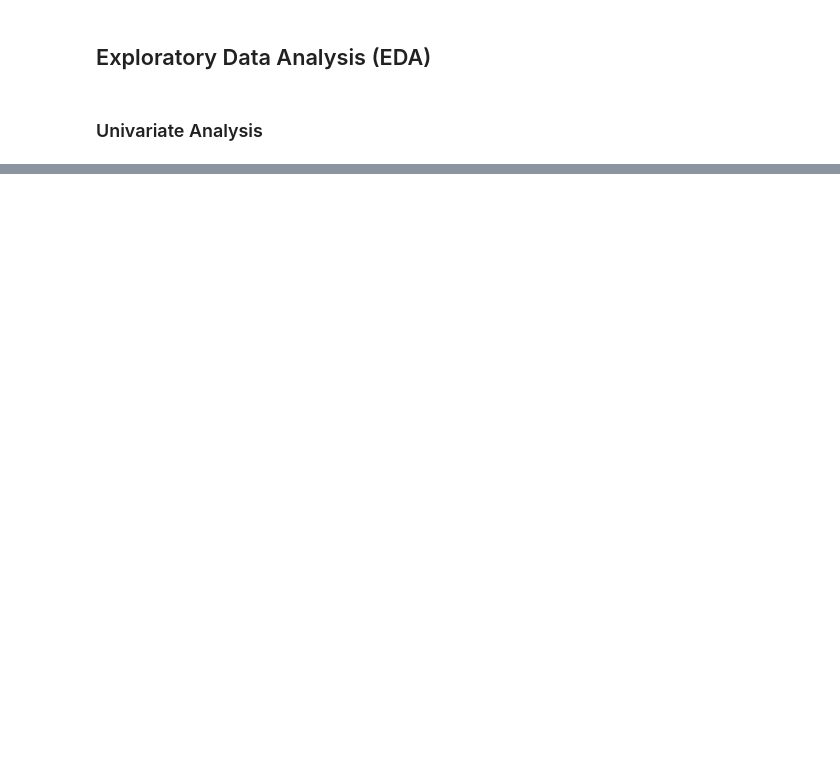
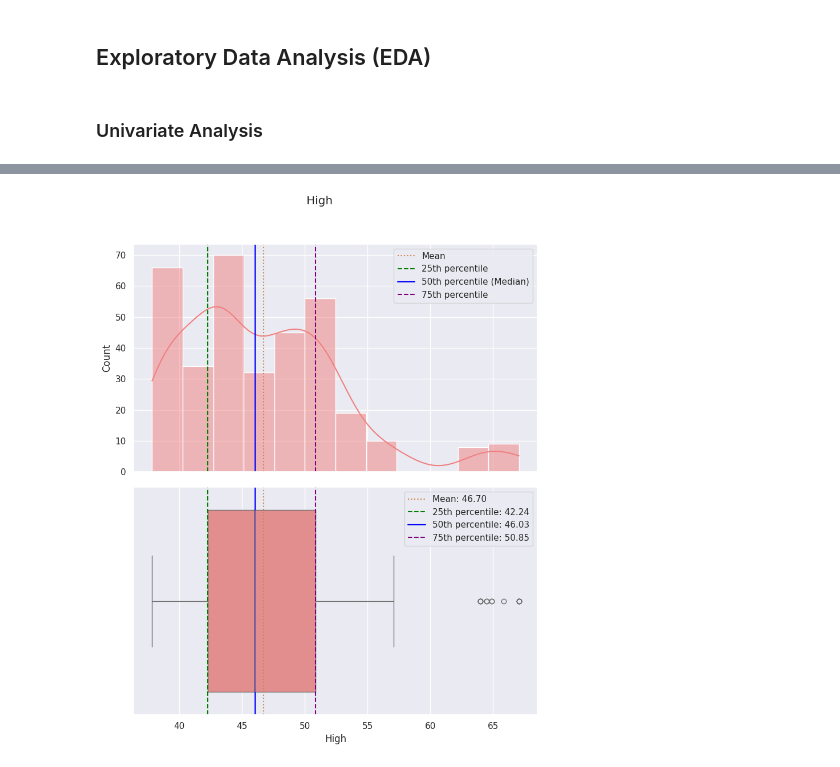
Before and after one commit to Rajesh2015/Credit-Card-Transaction-Sql-Analysis, a Jupyter notebook: IP_Stock_Market_News_Sentiment_Analysis_and_Summarization_Solution.ipynb, the cells around one changed output, grey strips where cells are left out. Cells and saved outputs as stored; diff of their text form; code cells hidden in the pictures; blank space fills up the shorter version.

```diff
--- a/IP_Stock_Market_News_Sentiment_Analysis_and_Summarization_Solution.ipynb
+++ b/IP_Stock_Market_News_Sentiment_Analysis_and_Summarization_Solution.ipynb
@@ -200,0 +644,4 @@ dtype: int64
+# %%
+plot_histogram_and_boxplot(df=data,column='High',xlabel='High',ylabel='Count',title='High')
+# %% [output]
+[figure, added]
```
Also changed, not shown: parts of 31 cells of this notebook.
